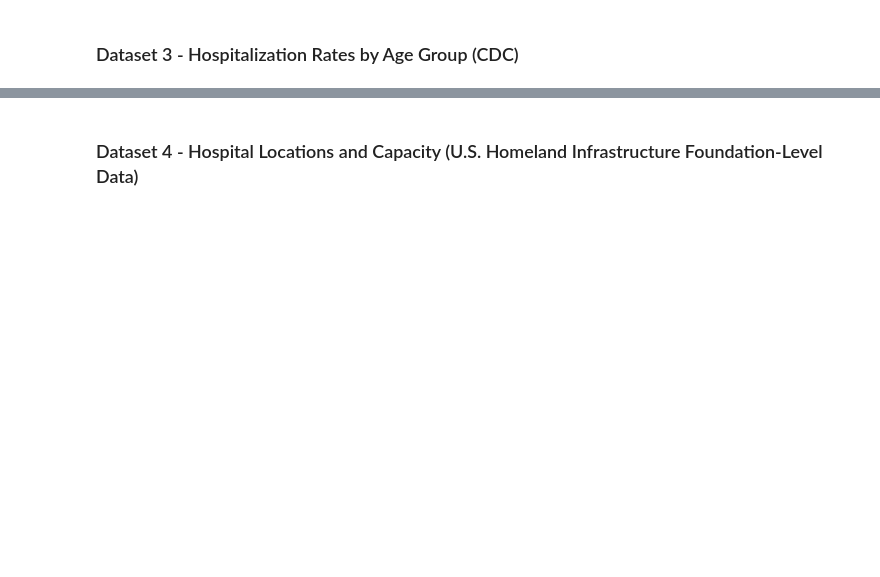
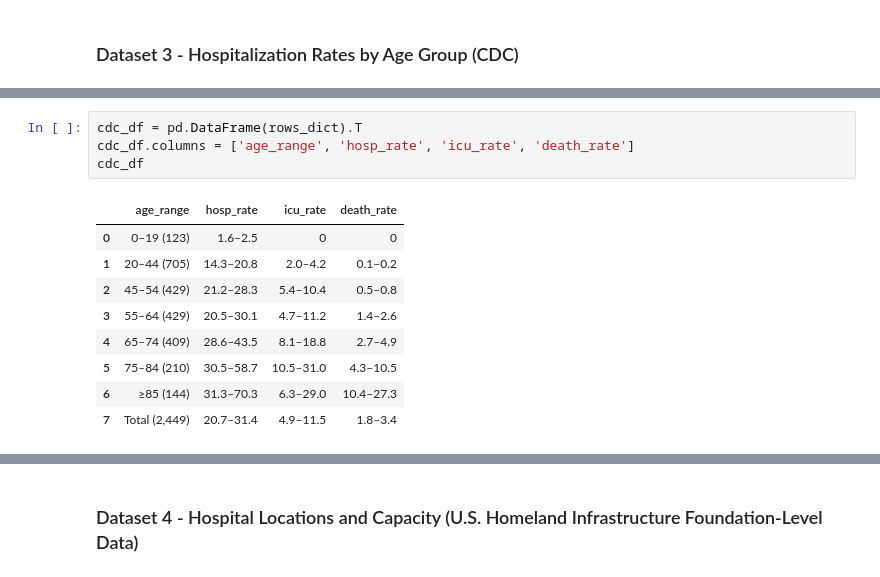
Before and after one commit to amcadie/covid_19_hospitalization_estimate, a Jupyter notebook: covid19_hospitalizations.ipynb, the cells around one changed output, grey strips where cells are left out. Saved outputs shown, nothing was run; the diff lists cells and outputs as text; blank space fills up the shorter version.

```diff
--- a/covid19_hospitalizations.ipynb
+++ b/covid19_hospitalizations.ipynb
@@ -109,0 +157,14 @@ UnicodeDecodeError: 'utf-8' codec can't decode byte 0xf1 in position 2: invalid
+# %%
+cdc_df = pd.DataFrame(rows_dict).T
+cdc_df.columns = ['age_range', 'hosp_rate', 'icu_rate', 'death_rate']
+cdc_df
+# %% [output]
+|  | age_range | hosp_rate | icu_rate | death_rate |
+| 0 | 0–19 (123) | 1.6–2.5 | 0 | 0 |
+| 1 | 20–44 (705) | 14.3–20.8 | 2.0–4.2 | 0.1–0.2 |
+| 2 | 45–54 (429) | 21.2–28.3 | 5.4–10.4 | 0.5–0.8 |
+| 3 | 55–64 (429) | 20.5–30.1 | 4.7–11.2 | 1.4–2.6 |
+| 4 | 65–74 (409) | 28.6–43.5 | 8.1–18.8 | 2.7–4.9 |
+| 5 | 75–84 (210) | 30.5–58.7 | 10.5–31.0 | 4.3–10.5 |
+| 6 | ≥85 (144) | 31.3–70.3 | 6.3–29.0 | 10.4–27.3 |
+| 7 | Total (2,449) | 20.7–31.4 | 4.9–11.5 | 1.8–3.4 |
```
Also changed, not shown: parts of 17 cells of this notebook.
